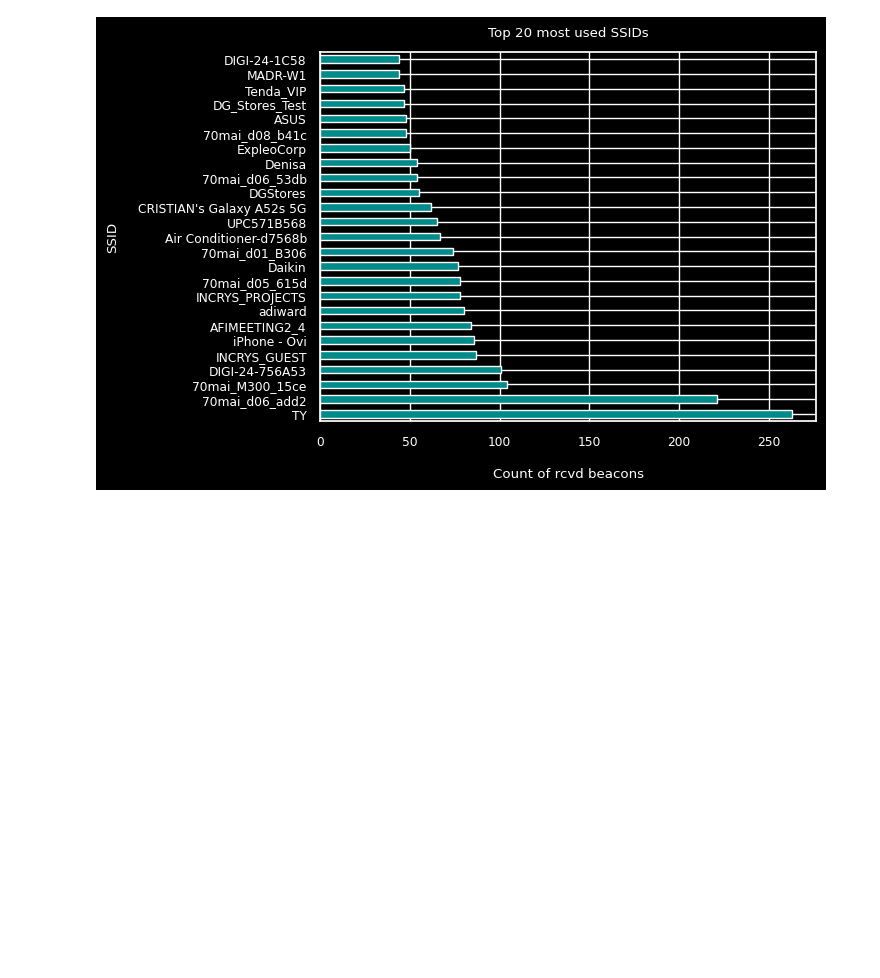
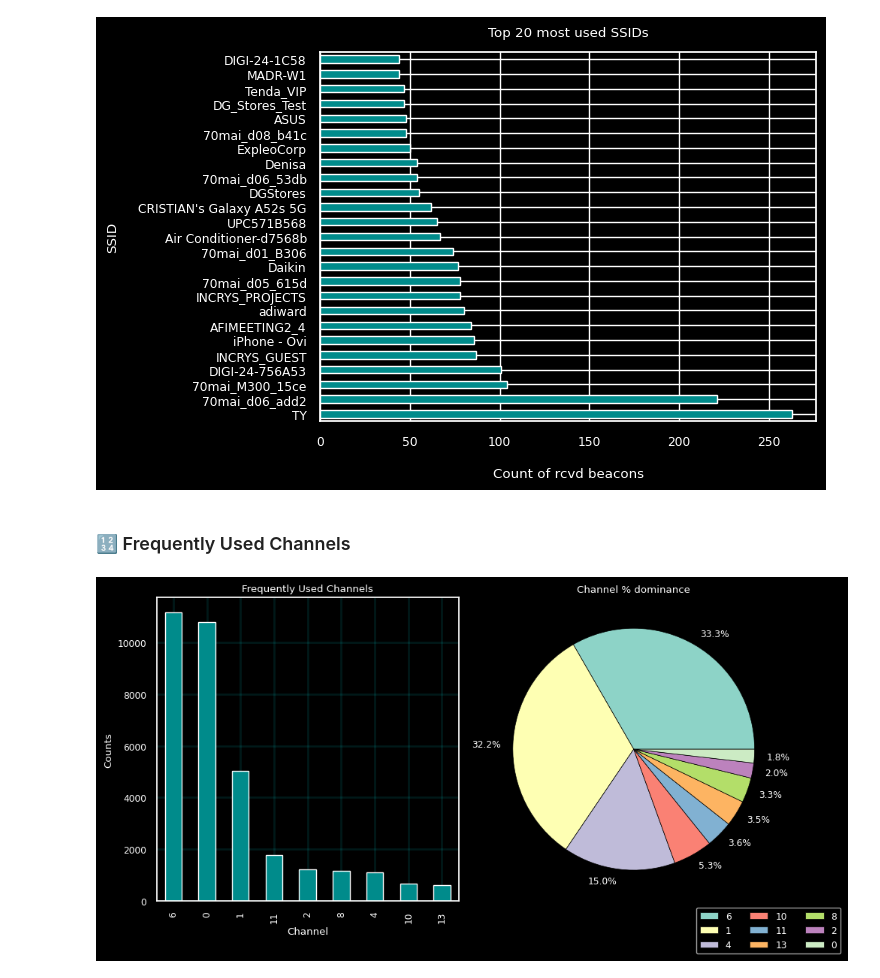
Before and after one commit to evilbyt3/warpi, a Jupyter notebook: stats.ipynb, the cells around one changed output. Drawn from its saved outputs; the diff is of its cells as text; code cells hidden in the pictures; blank space fills up the shorter version.

Commit message:
channels freq & percentage

```diff
--- a/stats.ipynb
+++ b/stats.ipynb
@@ -72,3 +72,36 @@ plt.title("Top 20 most used SSIDs", y=1.02);
 # uniq_ssids = csvd.SSID.unique()
 # %% [output]
 [figure]
+# %% [markdown]
+### 🔢 Frequently Used Channels
+# %%
+uniq_channels = csvd.Channel.unique()
+counts = csvd.Channel.value_counts()
+percs  = csvd.Channel.value_counts(normalize=True).mul(100).round(1)
+# create a new df: channels = pd.concat([counts, percs], axis=1, keys=['count', 'perc'])
+
+plt.figure(figsize=(10,5))
+
+## Freq used channs
+plt.subplot(1, 2, 1)
+plt.title("Frequently Used Channels");
+plt.style.use('dark_background')
+plt.ylabel("Counts")
+plt.xlabel("Channel")
+plt.grid(visible=True, color='aqua', alpha=0.1, linestyle='-', linewidth=2)
+counts.plot(kind='bar', color='darkcyan')
+# or 1 liner -?
+# csvd.Channel.value_counts().plot(kind='bar', color='darkcyan')
+
+## Channel % dominance
+plt.subplot(1, 2, 2)
+plt.title("Channel % dominance");
+plt.pie(
+    counts, labels=percs.astype(str) + '%',
+    labeldistance=1.1,
+    wedgeprops = {'linewidth' : 0.5, 'edgecolor' : 'black'}
+)
+plt.legend(uniq_channels, bbox_to_anchor=(1.2, -0.1), ncol=3, loc='right')
+plt.tight_layout()
+# %% [output]
+[figure, added]
```
Also changed, not shown: parts of 1 cell of this notebook.
